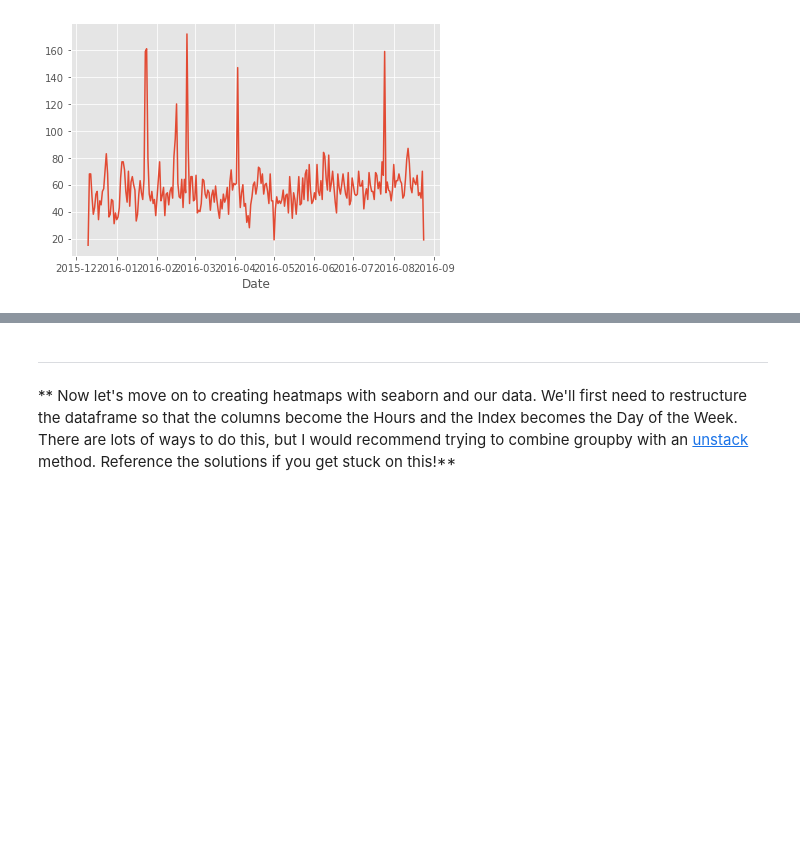
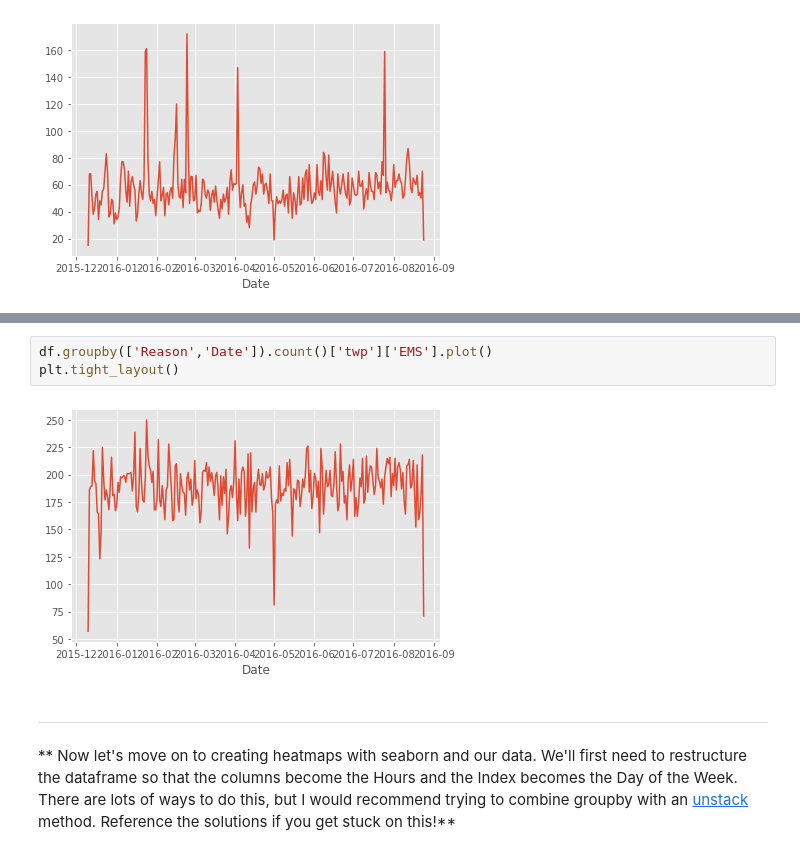
Before and after one commit to tamerhaddadin/Data_bootcamp, a Jupyter notebook: 01-911 Calls Data Capstone Project.ipynb, the cells around one changed output, grey strips where cells are left out. Drawn from its saved outputs; the diff is of its cells as text; blank space fills up the shorter version.

```diff
--- a/01-911 Calls Data Capstone Project.ipynb
+++ b/01-911 Calls Data Capstone Project.ipynb
@@ -379,3 +314,8 @@ plt.tight_layout()
+# %%
+df.groupby(['Reason','Date']).count()['twp']['EMS'].plot()
+plt.tight_layout()
+# %% [output]
+[figure, added]
 # %% [markdown]
 ____
 ** Now let's move on to creating  heatmaps with seaborn and our data. We'll first need to restructure the dataframe so that the columns become the Hours and the Index becomes the Day of the Week. There are lots of ways to do this, but I would recommend trying to combine groupby with an [unstack](http://pandas.pydata.org/pandas-docs/stable/generated/pandas.DataFrame.unstack.html) method. Reference the solutions if you get stuck on this!**
```
Also changed, not shown: parts of 23 cells of this notebook.
